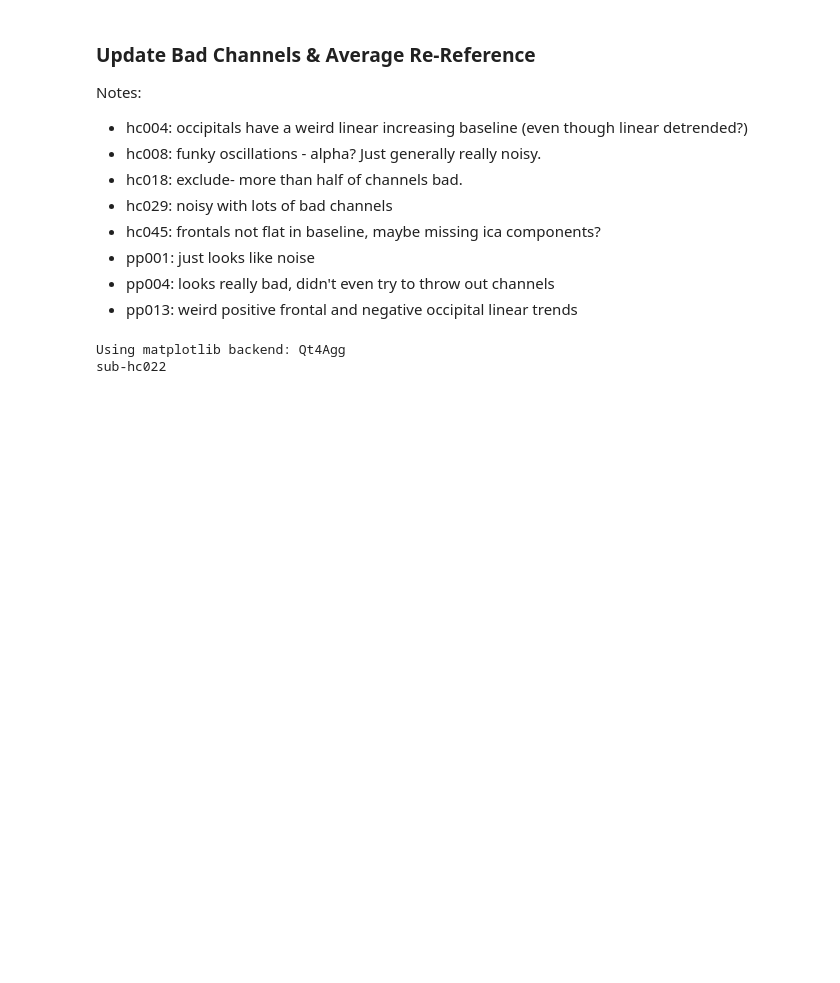
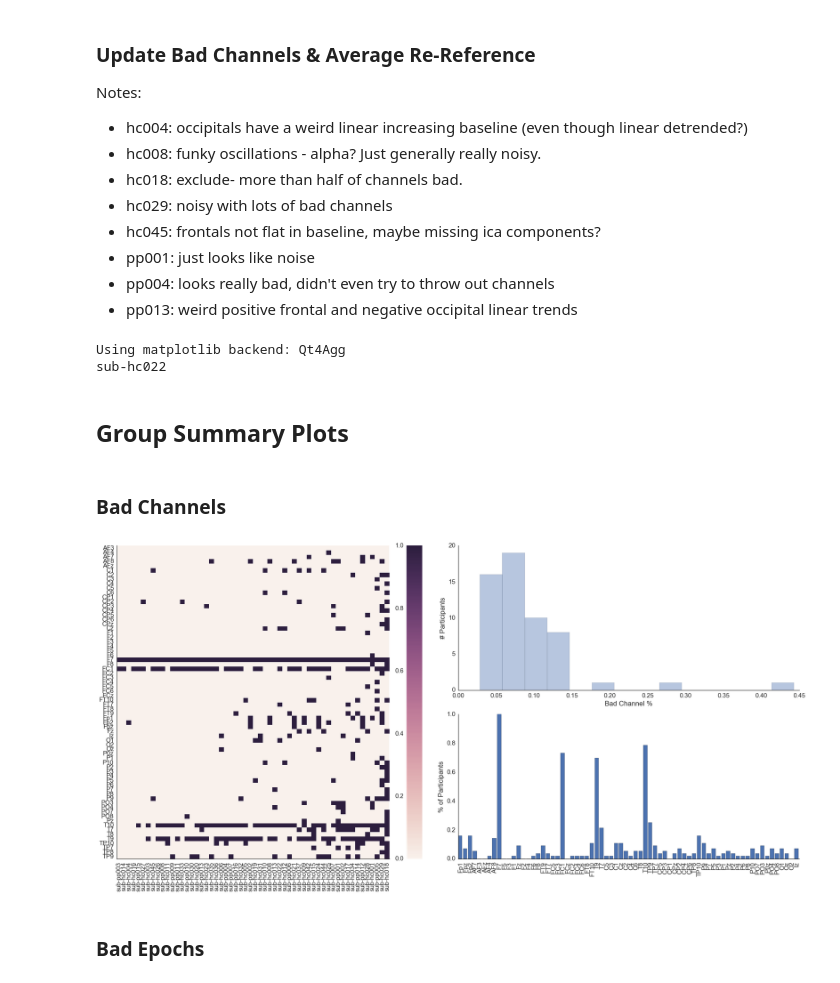
Before and after one commit to mghneurotherapeutics/msit, a Jupyter notebook: notebooks/01-preprocessing.ipynb, the cells around one changed output. Saved outputs shown, nothing was run; the diff lists cells and outputs as text; code cells hidden in the pictures; blank space fills up the shorter version.

Commit message:
Added EEG group preprocessing summary plots

```diff
--- a/notebooks/01-preprocessing.ipynb
+++ b/notebooks/01-preprocessing.ipynb
@@ -423,3 +567,16 @@ print('Done!')
 # %% [output]
 Using matplotlib backend: Qt4Agg
 sub-hc022
+# %% [markdown]
+## Group Summary Plots
+# %% [markdown]
+### Bad Channels
+# %%
+%matplotlib inline
+bad_ch_info = extract_bad_ch_group_info('../data/derivatives/eeg_preprocessing', CH_NAMES)
+fig = plot_bad_chs_group_summary(bad_ch_info)
+plt.show(fig)
+# %% [output]
+[figure, added]
+# %% [markdown]
+### Bad Epochs
```
Also changed, not shown: parts of 18 cells of this notebook, 3 other files.
